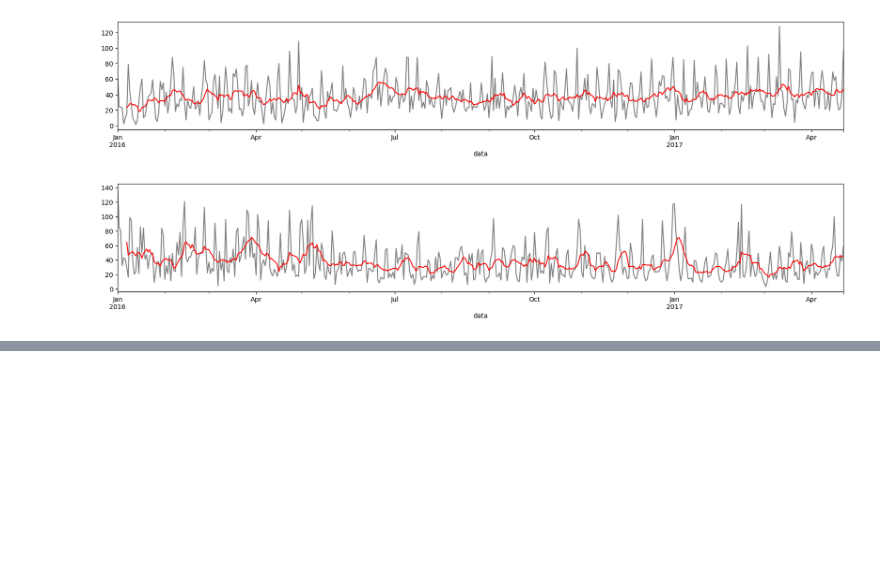
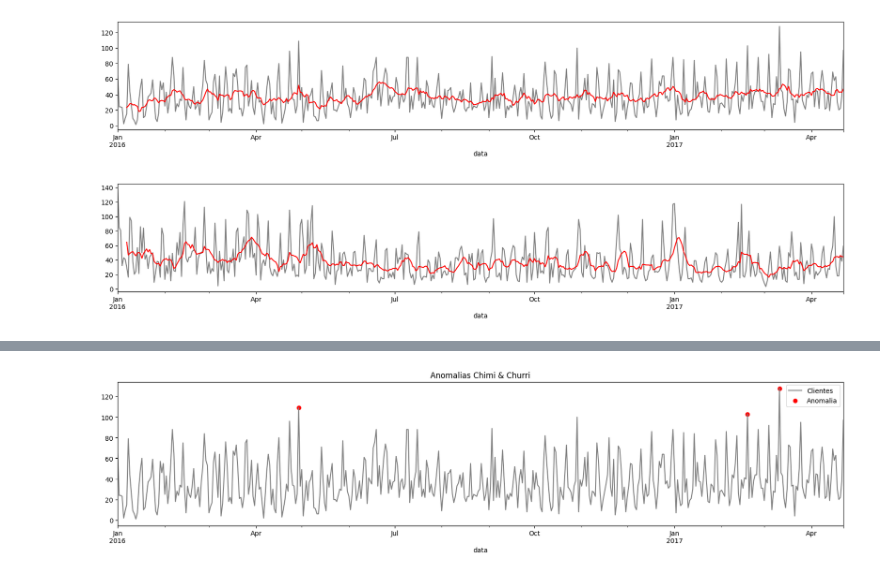
Before and after one commit to thais01fernandes/estat_analises, a Jupyter notebook: series_temporais/Projeto inicial - Análise de séries temporais.ipynb, the cells around one changed output, grey strips where cells are left out. Drawn from its saved outputs; the diff is of its cells as text; code cells hidden in the pictures; blank space fills up the shorter version.

Commit message:
analise de anomalias

```diff
--- a/series_temporais/Projeto inicial - Análise de séries temporais.ipynb
+++ b/series_temporais/Projeto inicial - Análise de séries temporais.ipynb
@@ -366,0 +370,8 @@ dados['Assa Frão_MM7'].plot(color = 'red', figsize = (20,3));
+# %%
+caminho_csv = "/Users/thaisfernandespereira/Documents/estat_analises-1/series_temporais/datas_comemorativas.csv"
+
+datas_comemorativas = pd.read_csv(caminho_csv)
+
+datas_comemorativas['data'] = pd.to_datetime(datas_comemorativas['data'])
+datas_comemorativas = datas_comemorativas.set_index('data', drop = True)
+datas_comemorativas
@@ -366,0 +398,4 @@ dados['Assa Frão_MM7'].plot(color = 'red', figsize = (20,3));
+# %%
+dados = pd.merge(dados, datas_comemorativas, how = 'left', left_index = True, right_index = True)
+
+dados
@@ -366,0 +433,18 @@ dados['Assa Frão_MM7'].plot(color = 'red', figsize = (20,3));
+# %%
+from scipy.stats import zscore
+
+def detectar_anomalias(coluna):
+    dados['zscore'] = zscore(dados[coluna])
+    anomalias = dados[(dados['zscore']>3) | (dados['zscore']<-3)]
+    return anomalias[[coluna, 'zscore', 'Dia da semana', 'feriado']]
+# %%
+anomalias_chimi_churri = detectar_anomalias('Chimi & Churri')
+
+anomalias_assa_frao = detectar_anomalias('Assa Frão')
+# %%
+ax = dados['Chimi & Churri'].plot(label = 'Clientes', color = 'gray', figsize = (20,4))
+ax.scatter(anomalias_chimi_churri.index.to_pydatetime(), anomalias_chimi_churri['Chimi & Churri'], color = 'red', label = 'Anomalia')
+ax.set_title('Anomalias Chimi & Churri')
+ax.legend();
+# %% [output]
+[figure, added]
```
Also changed, not shown: parts of 11 cells of this notebook, 3 other files.
